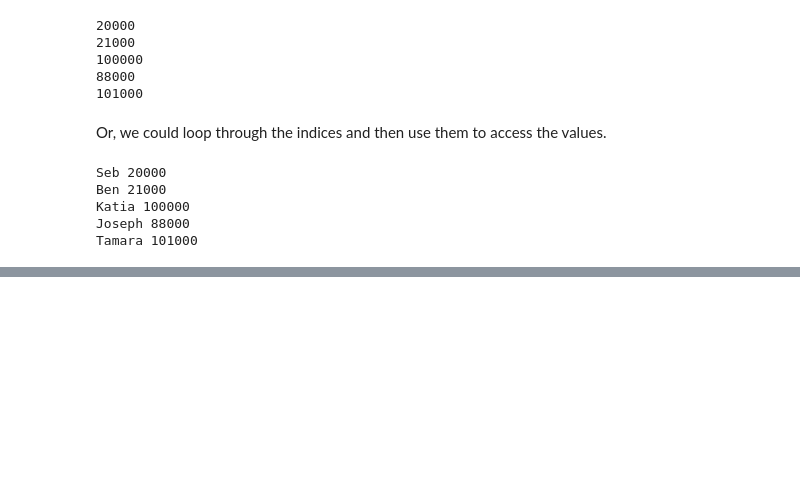
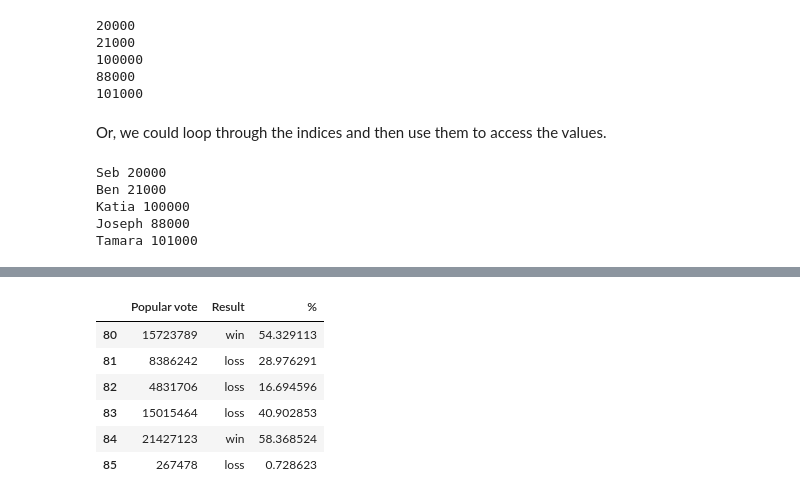
Before and after one commit to APS106/APS106-winter-2024-kinsella-goodfellow, a Jupyter notebook: lectures/week12/lecture1/notebooks/week12_lecture1_complete.ipynb, the cells around one changed output, grey strips where cells are left out. Cells and saved outputs as stored; diff of their text form; code cells hidden in the pictures; blank space fills up the shorter version.

```diff
--- a/lectures/week12/lecture1/notebooks/week12_lecture1_complete.ipynb
+++ b/lectures/week12/lecture1/notebooks/week12_lecture1_complete.ipynb
@@ -737,0 +835,10 @@ A `Series` is a 1-D labelled array of data. We can think of it as a column of da
+# %%
+elections.loc[80:85, "Popular vote":"%"]
+# %% [output]
+|  | Popular vote | Result | % |
+| 80 | 15723789 | win | 54.329113 |
+| 81 | 8386242 | loss | 28.976291 |
+| 82 | 4831706 | loss | 16.694596 |
+| 83 | 15015464 | loss | 40.902853 |
+| 84 | 21427123 | win | 58.368524 |
+| 85 | 267478 | loss | 0.728623 |
```
Also changed, not shown: parts of 21 cells of this notebook.
